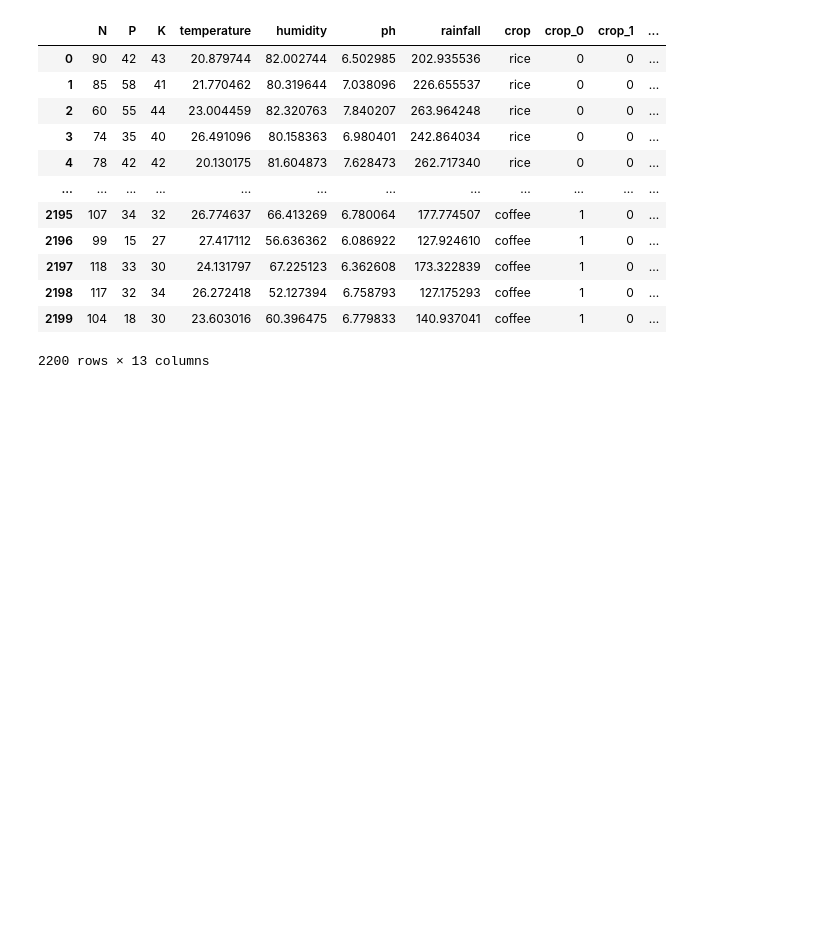
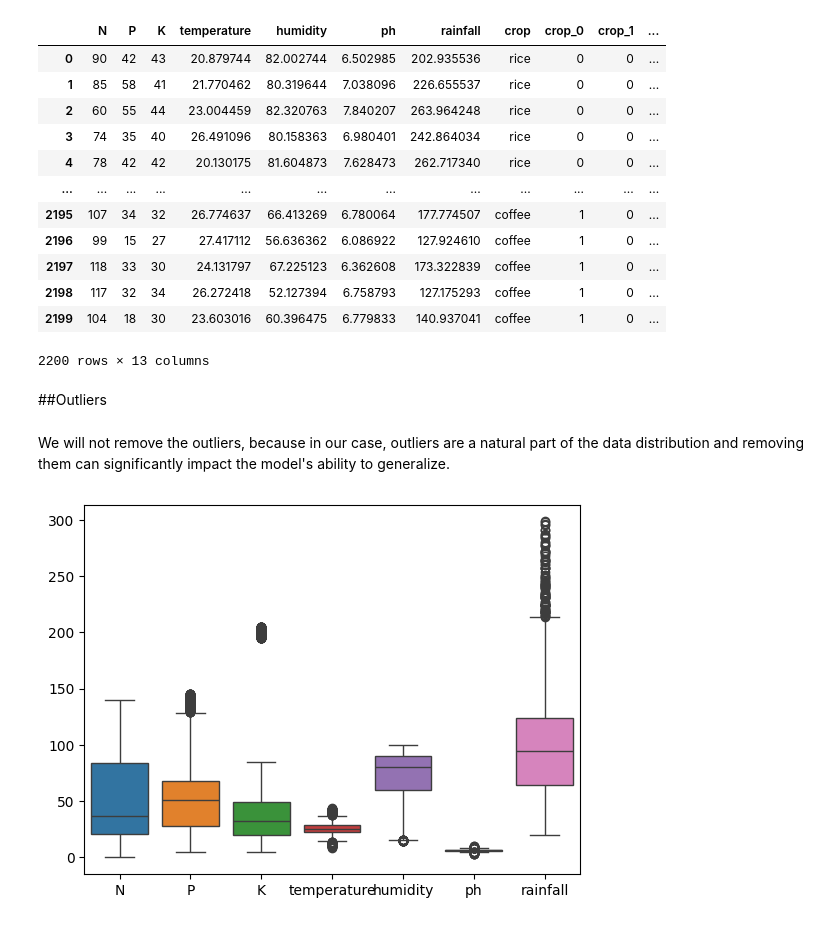
Before and after one commit to HaninEssam215/Crop-Recommendation-System, a Jupyter notebook: Crop_Recommendation_System.ipynb, the cells around one changed output. Saved outputs shown, nothing was run; the diff lists cells and outputs as text; code cells hidden in the pictures; blank space fills up the shorter version.

Commit message:
Check outliers

```diff
--- a/Crop_Recommendation_System.ipynb
+++ b/Crop_Recommendation_System.ipynb
@@ -177,3 +163,16 @@ DF2
 | 2198 | 117 | 32 | 34 | 26.272418 | 52.127394 | 6.758793 | 127.175293 | coffee | 1 | 0 | ... |
 | 2199 | 104 | 18 | 30 | 23.603016 | 60.396475 | 6.779833 | 140.937041 | coffee | 1 | 0 | ... |
 2200 rows × 13 columns
+# %% [markdown]
+##Outliers
+# %% [markdown]
+We will not remove the outliers, because in our case, outliers are a natural part of the data distribution and removing them can significantly impact the model's ability to generalize.
+# %%
+# Select columns excluding 'crop'
+cols_to_plot = [col for col in DF.columns if col != 'crop']
+
+# Box plot
+sns.boxplot(data=DF[cols_to_plot])
+plt.show()
+# %% [output]
+[figure, added]
```
Also changed, not shown: parts of 3 cells of this notebook.
